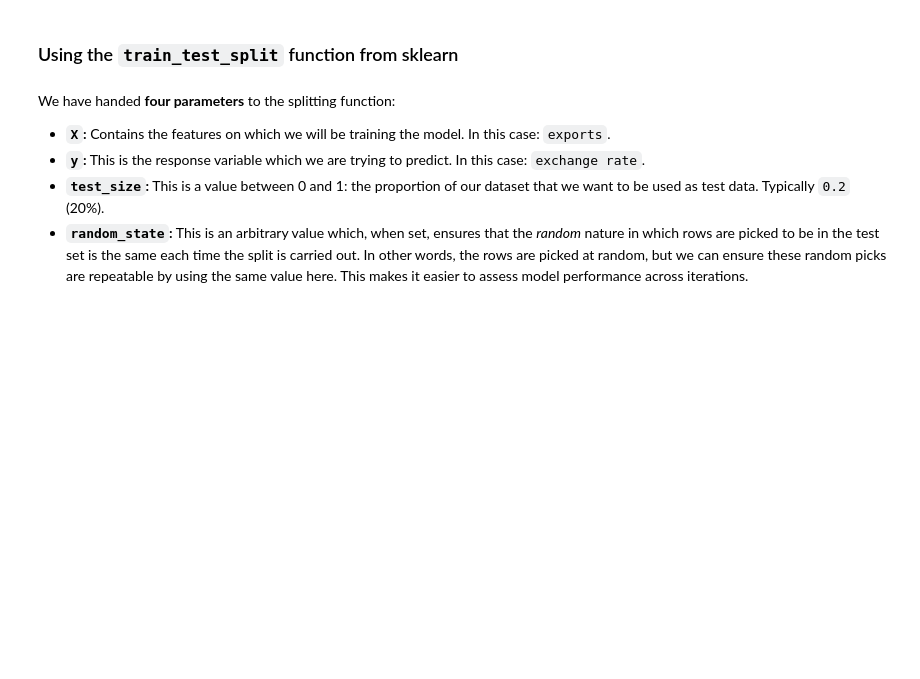
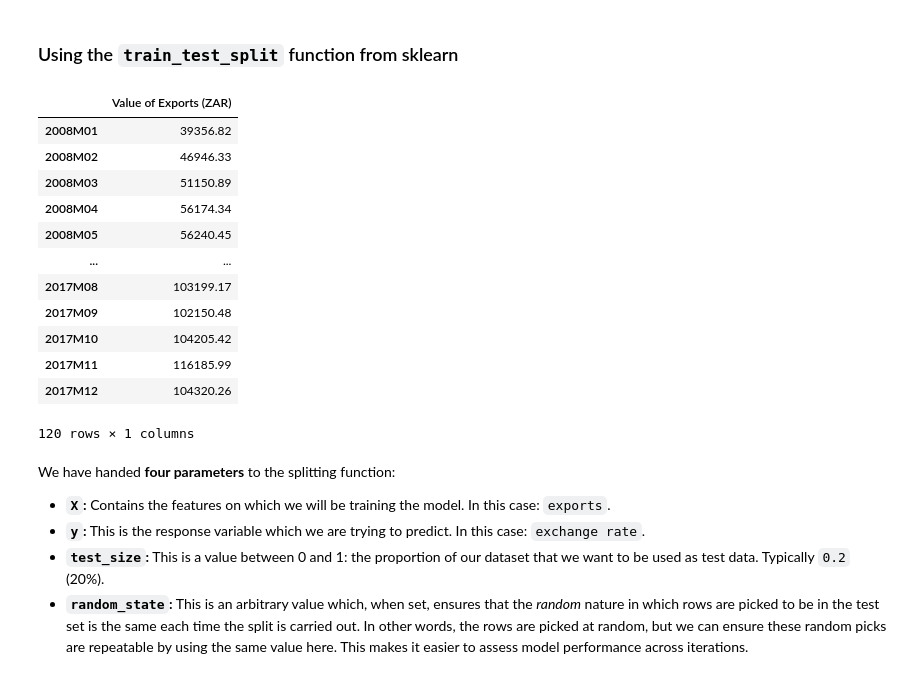
Before and after one commit to mut-rogers/Machine-Learning, a Jupyter notebook: Linear Regression/The_train_test_split_examples.ipynb, the cells around one changed output. Drawn from its saved outputs; the diff is of its cells as text; code cells hidden in the pictures; blank space fills up the shorter version.

```diff
--- a/Linear Regression/The_train_test_split_examples.ipynb
+++ b/Linear Regression/The_train_test_split_examples.ipynb
@@ -99,7 +111,23 @@ from sklearn.model_selection import train_test_split
 # %%
 # Split the dataset into the response, y, and features, X
 y = df['ZAR/USD']
 X = df.drop('ZAR/USD', axis=1)
+
+df[["Value of Exports (ZAR)"]]
+# %% [output]
+|  | Value of Exports (ZAR) |
+| 2008M01 | 39356.82 |
+| 2008M02 | 46946.33 |
+| 2008M03 | 51150.89 |
+| 2008M04 | 56174.34 |
+| 2008M05 | 56240.45 |
+| ... | ... |
+| 2017M08 | 103199.17 |
+| 2017M09 | 102150.48 |
+| 2017M10 | 104205.42 |
+| 2017M11 | 116185.99 |
+| 2017M12 | 104320.26 |
+120 rows × 1 columns
 # %%
 # Call the 'train_test_split' function:
 X_train, X_test, y_train, y_test = train_test_split(X, y, test_size=0.2, random_state=50)
```
Also changed, not shown: parts of 20 cells of this notebook.
